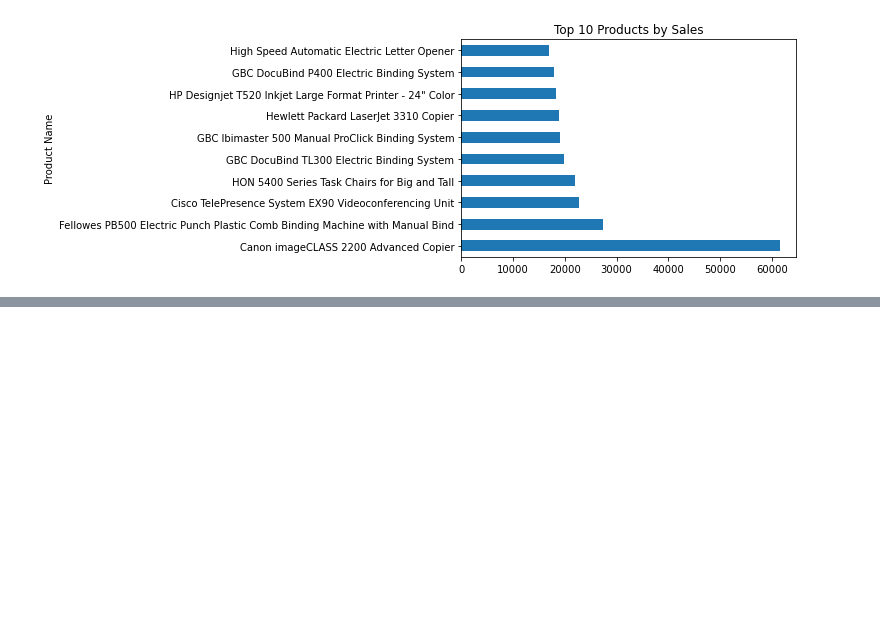
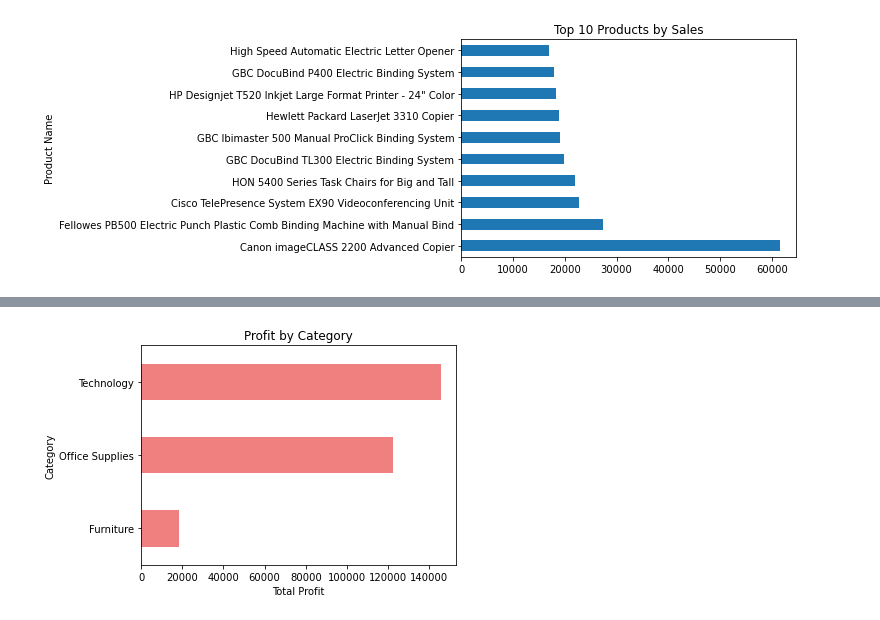
Before and after one commit to mehrzad1994/retail-sales-optimization, a Jupyter notebook: notebooks/Exploratory_Data_Analysis.ipynb, the cells around one changed output, grey strips where cells are left out. Drawn from its saved outputs; the diff is of its cells as text; code cells hidden in the pictures; blank space fills up the shorter version.

```diff
--- a/notebooks/Exploratory_Data_Analysis.ipynb
+++ b/notebooks/Exploratory_Data_Analysis.ipynb
@@ -65,0 +412,10 @@ plt.show()
+# %%
+#visualize each category and the profit it made
+category_profit = df.groupby('Category')['Profit'].sum().sort_values()
+category_profit.plot(kind='barh', color='lightcoral')
+plt.title('Profit by Category')
+plt.xlabel('Total Profit')
+plt.tight_layout()
+plt.show()
+# %% [output]
+[figure, added]
```
Also changed, not shown: parts of 38 cells of this notebook, 9 other files.
